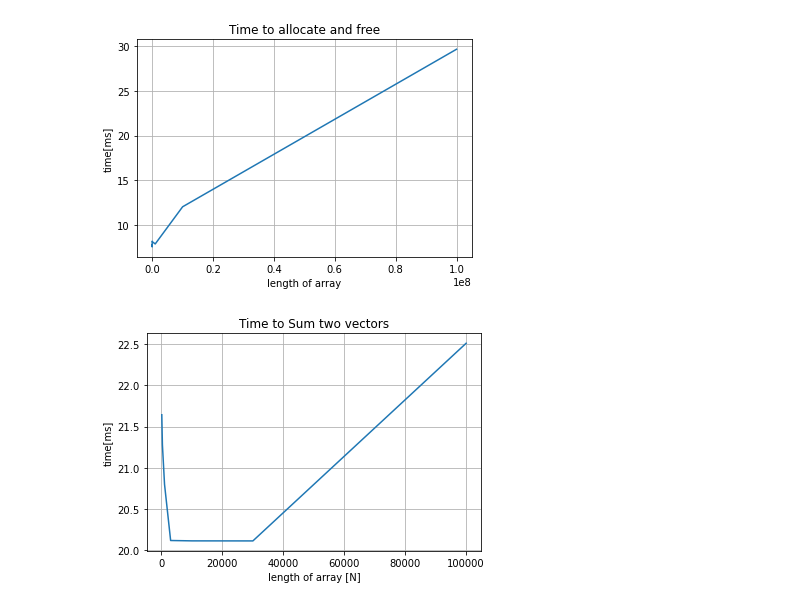
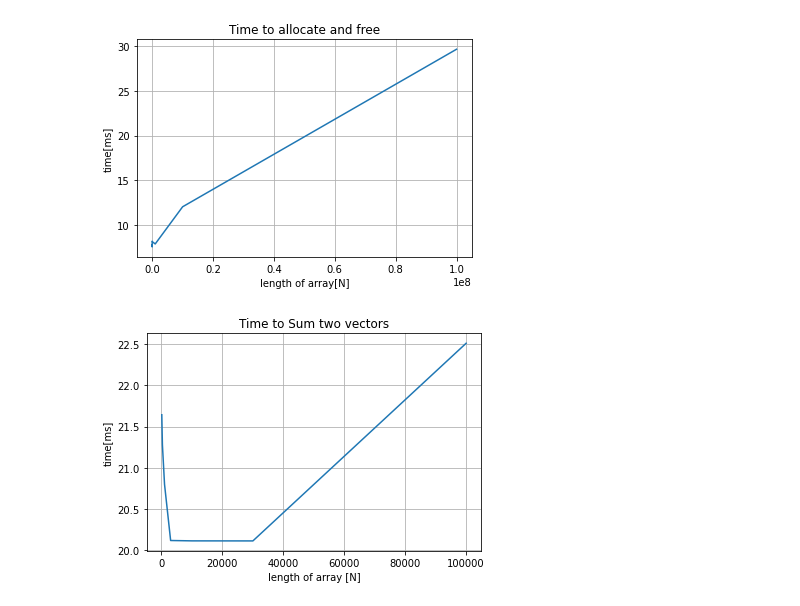
Before and after one commit to axcy0809/ManyCore, a Jupyter notebook: Alex/Ex2/plots.ipynb, the cells around one changed output. Drawn from its saved outputs; the diff is of its cells as text; code cells hidden in the pictures.

```diff
--- a/Alex/Ex2/plots.ipynb
+++ b/Alex/Ex2/plots.ipynb
@@ -4,14 +4,14 @@ import matplotlib.pyplot as plt
 # %%
 N = [10,100,1000,10000,100000,1000000,10000000,100000000]
 timeAll = [7.80125,7.58165,7.8174,8.22262,8.14841,7.9138,12.0587,29.637]
 plt.plot(N,timeAll)
 plt.grid()
 plt.ylabel('time[ms]')
-plt.xlabel('length of array')
+plt.xlabel('length of array[N]')
 plt.title("Time to allocate and free")
 plt.savefig("Bilder/Time_to_allocate_and_free")
 # %% [output]
-[figure, old version]
+[figure, new version]
 # %%
 N = [100,300,1000,3000,10000,30000,100000]
 timeAll = [21.6434,21.2801,20.7999,20.12,20.1156,20.115,22.5097]
```
Also changed, not shown: parts of 1 cell of this notebook, 7 other files.
